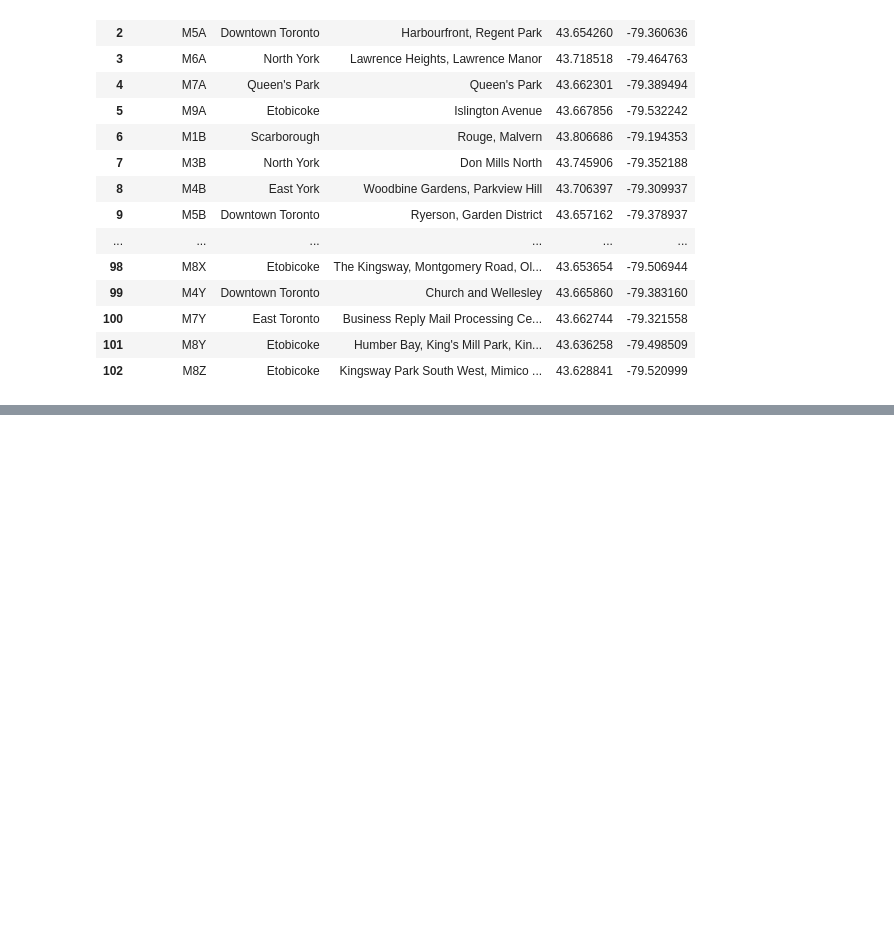
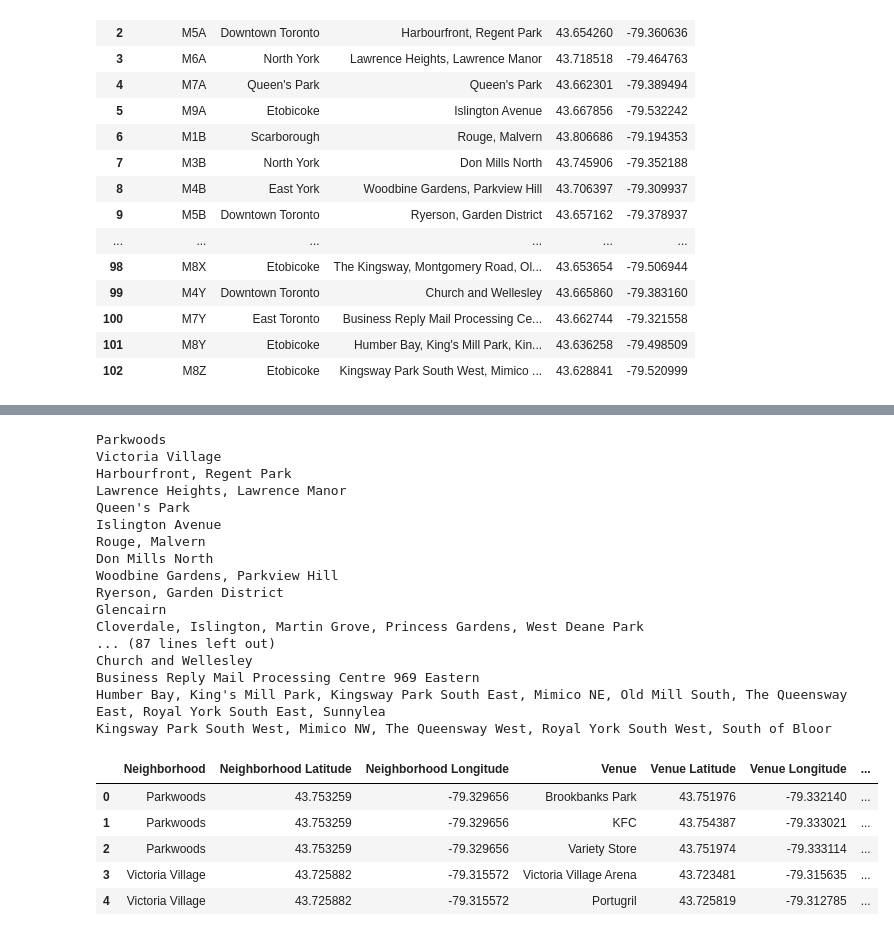
Before and after one commit to strange1120/toronto-neighborhood-clustering, a Jupyter notebook: toronto-clustering.ipynb, the cells around one changed output, grey strips where cells are left out. Drawn from its saved outputs; the diff is of its cells as text; code cells hidden in the pictures; blank space fills up the shorter version.

```diff
--- a/toronto-clustering.ipynb
+++ b/toronto-clustering.ipynb
@@ -171,0 +201,69 @@ df_merged
+# %%
+def getNearbyVenues(names, latitudes, longitudes, radius=500):
+
+    venues_list=[]
+    for name, lat, lng in zip(names, latitudes, longitudes):
+        print(name)
+
+        # create the API request URL
+        url = 'https://api.foursquare.com/v2/venues/explore?&client_id={}&client_secret={}&v={}&ll={},{}&radius={}&limit={}'.format(
+            CLIENT_ID,
+            CLIENT_SECRET,
+            VERSION,
+            lat,
+            lng,
+            radius,
+            LIMIT)
+
+        # make the GET request
+        results = requests.get(url).json()["response"]['groups'][0]['items']
+
+        # return only relevant information for each nearby venue
+        venues_list.append([(
+            name,
+            lat,
+            lng,
+            v['venue']['name'],
+            v['venue']['location']['lat'],
+            v['venue']['location']['lng'],
+            v['venue']['categories'][0]['name']) for v in results])
+
+    nearby_venues = pd.DataFrame([item for venue_list in venues_list for item in venue_list])
+    nearby_venues.columns = ['Neighborhood',
+                  'Neighborhood Latitude',
+                  'Neighborhood Longitude',
+                  'Venue',
+                  'Venue Latitude',
+                  'Venue Longitude',
+                  'Venue Category']
+
+    return(nearby_venues)
+# %%
+toronto_venues = getNearbyVenues(names=df_merged['Neighborhood'],
+                                   latitudes=df_merged['Latitude'],
+                                   longitudes=df_merged['Longitude']
+                                  )
+# %% [output]
+Parkwoods
+Victoria Village
+Harbourfront, Regent Park
+Lawrence Heights, Lawrence Manor
+Queen's Park
+Islington Avenue
+Rouge, Malvern
+Don Mills North
+Woodbine Gardens, Parkview Hill
+Ryerson, Garden District
+Glencairn
+Cloverdale, Islington, Martin Grove, Princess Gardens, West Deane Park
+... (87 lines left out)
+Church and Wellesley
+Business Reply Mail Processing Centre 969 Eastern
+Humber Bay, King's Mill Park, Kingsway Park South East, Mimico NE, Old Mill South, The Queensway East, Royal York South East, Sunnylea
+Kingsway Park South West, Mimico NW, The Queensway West, Royal York South West, South of Bloor
+|  | Neighborhood | Neighborhood Latitude | Neighborhood Longitude | Venue | Venue Latitude | Venue Longitude | ... |
+| 0 | Parkwoods | 43.753259 | -79.329656 | Brookbanks Park | 43.751976 | -79.332140 | ... |
+| 1 | Parkwoods | 43.753259 | -79.329656 | KFC | 43.754387 | -79.333021 | ... |
+| 2 | Parkwoods | 43.753259 | -79.329656 | Variety Store | 43.751974 | -79.333114 | ... |
+| 3 | Victoria Village | 43.725882 | -79.315572 | Victoria Village Arena | 43.723481 | -79.315635 | ... |
+| 4 | Victoria Village | 43.725882 | -79.315572 | Portugril | 43.725819 | -79.312785 | ... |
```
Also changed, not shown: parts of 9 cells of this notebook.
